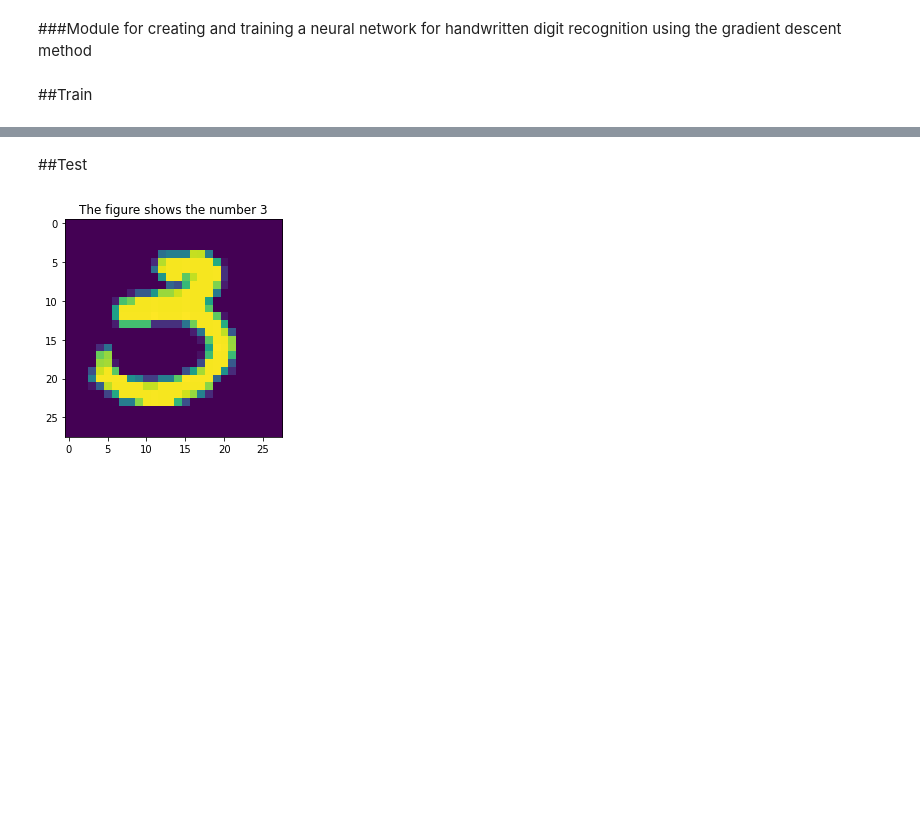
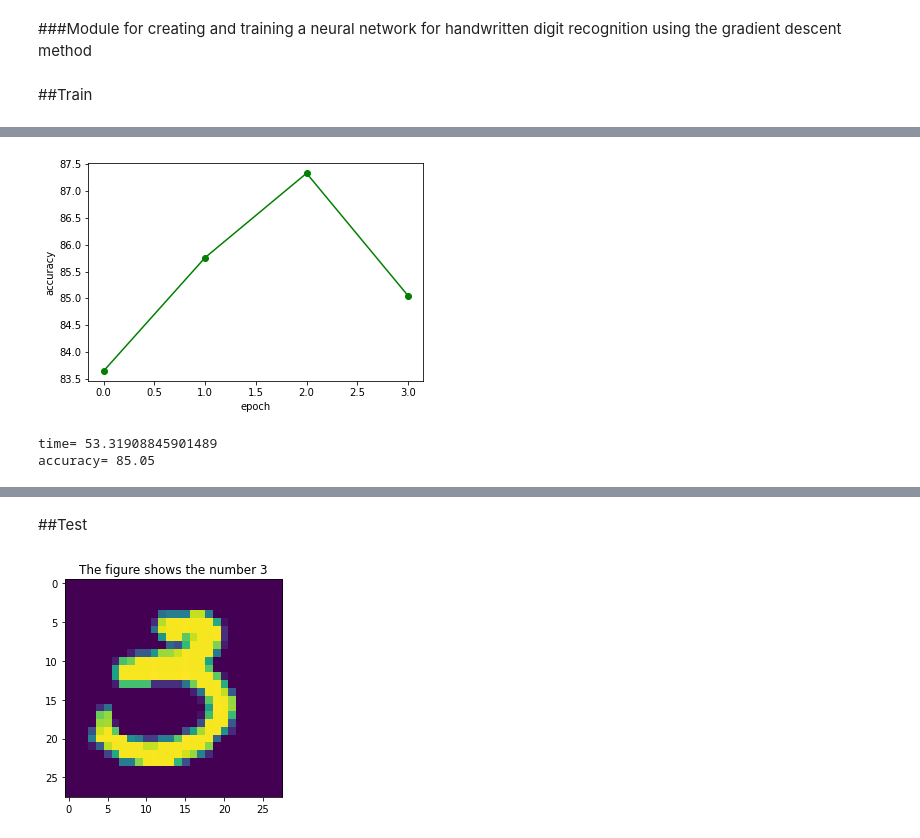
Before and after one commit to Nastasy822/SUSU, a Jupyter notebook: DeepLearning/main.ipynb, the cells around one changed output, grey strips where cells are left out. Drawn from its saved outputs; the diff is of its cells as text; code cells hidden in the pictures; blank space fills up the shorter version.

```diff
--- a/DeepLearning/main.ipynb
+++ b/DeepLearning/main.ipynb
@@ -19,0 +21,7 @@ net.SGD(train_data, 30, 10, 3.0, test_data=test_data)
+# %%
+net = network.Network([784, 30, 10])
+net.SGD(train_data, 4, 10, 3.0, test_data=test_data)
+# %% [output]
+[figure, added]
+time= 53.31908845901489
+accuracy= 85.05
```
Also changed, not shown: parts of 9 cells of this notebook, 1 other file.
